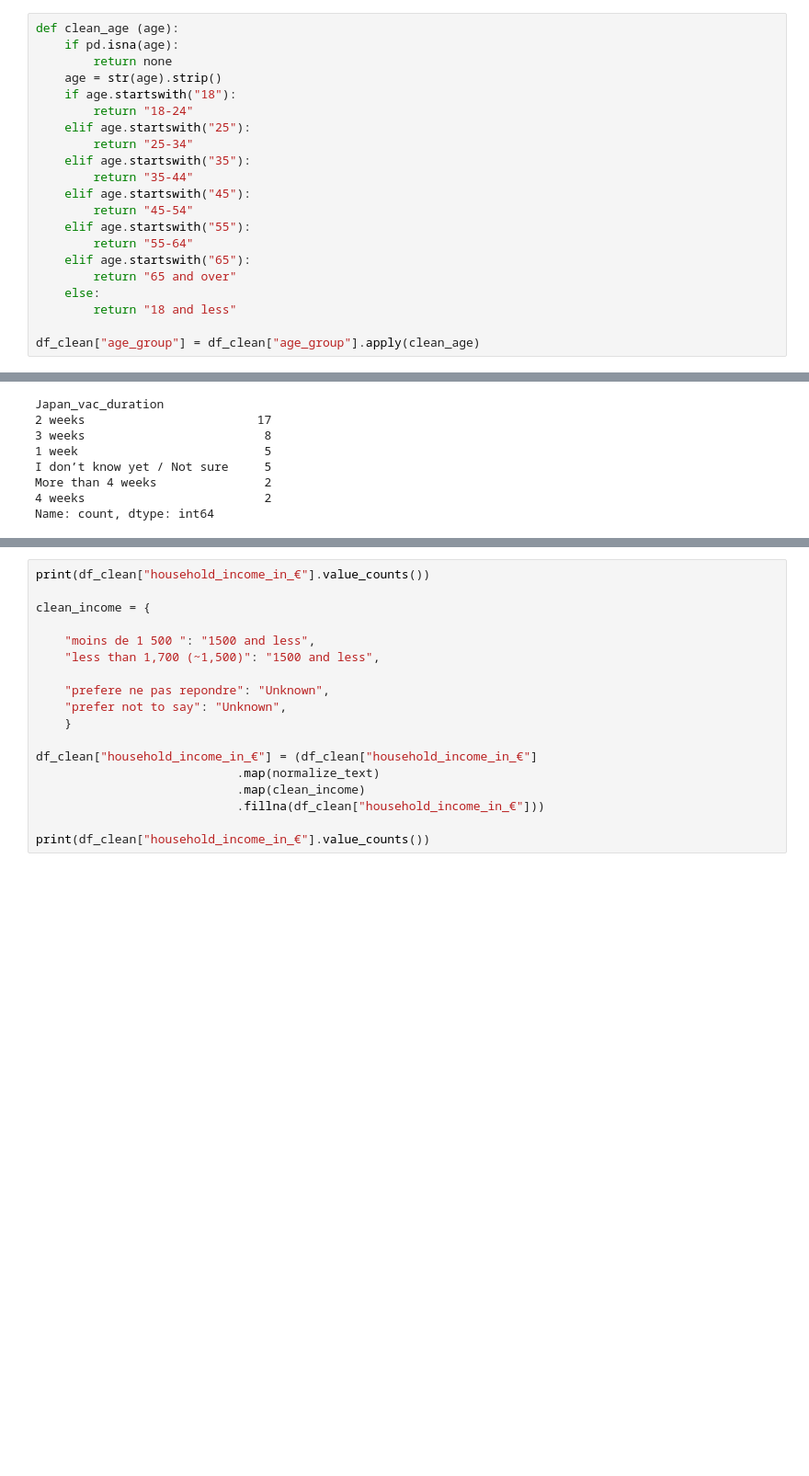
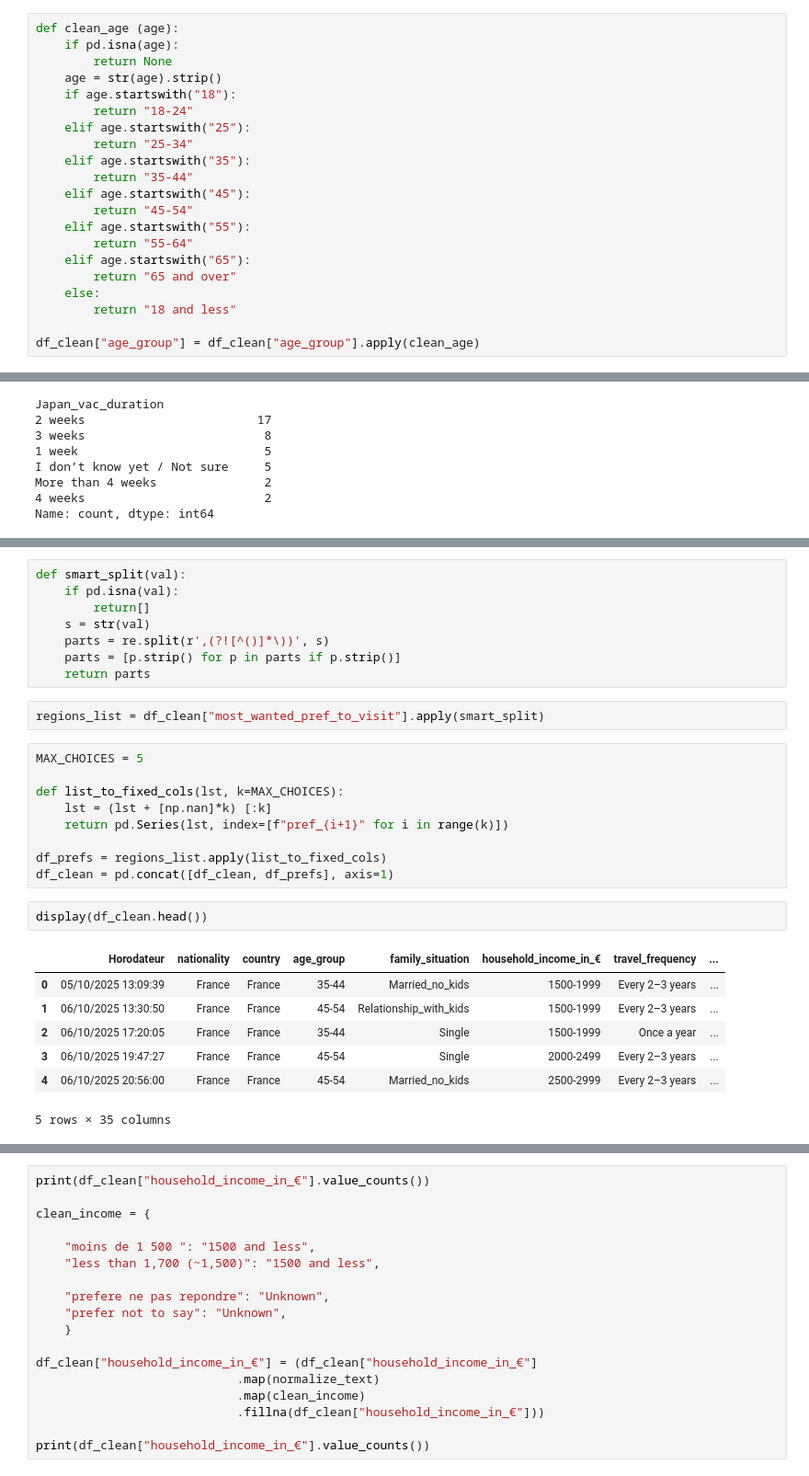
Before and after one commit to JBaptisteAll/Japan_tourism_analysis, a Jupyter notebook: notebook.ipynb, the cells around one changed output, grey strips where cells are left out. Shown at 92% size. Saved outputs shown, nothing was run; the diff lists cells and outputs as text; blank space fills up the shorter version.

Commit message:
Cleaning and normalizing columns up to Japan_prefered_accomodation

```diff
--- a/notebook.ipynb
+++ b/notebook.ipynb
@@ -182,7 +183,7 @@ Name: count, dtype: int64
 # %%
 def clean_age (age):
     if pd.isna(age):
-        return none
+        return None
     age = str(age).strip()
     if age.startswith("18"):
         return "18-24"
@@ -460,6 +461,35 @@ Tokyo et sa région (Kanto), Kyoto / Osaka / Nara (Kansai), Hokkaido, Okinawa, C
 Tokyo et sa région (Kanto), Kyoto / Osaka / Nara (Kansai), Chūgoku (Hiroshima, Miyajima, Okayama, Matsue)                                                                                                ...
 Tokyo and its region (Kanto), Kyoto / Osaka / Nara (Kansai), I don’t have a clear idea yet / I need to think or find out more                                                                            ...
 Name: count, dtype: int64
+# %%
+def smart_split(val):
+    if pd.isna(val):
+        return[]
+    s = str(val)
+    parts = re.split(r',(?![^()]*\))', s)
+    parts = [p.strip() for p in parts if p.strip()]
+    return parts
+# %%
+regions_list = df_clean["most_wanted_pref_to_visit"].apply(smart_split)
+# %%
+MAX_CHOICES = 5
+
+def list_to_fixed_cols(lst, k=MAX_CHOICES):
+    lst = (lst + [np.nan]*k) [:k]
+    return pd.Series(lst, index=[f"pref_{i+1}" for i in range(k)])
+
+df_prefs = regions_list.apply(list_to_fixed_cols)
+df_clean = pd.concat([df_clean, df_prefs], axis=1)
+# %%
+display(df_clean.head())
+# %% [output]
+|  | Horodateur | nationality | country | age_group | family_situation | household_income_in_€ | travel_frequency | ... |
+| 0 | 05/10/2025 13:09:39 | France | France | 35-44 | Married_no_kids | 1500-1999 | Every 2–3 years | ... |
+| 1 | 06/10/2025 13:30:50 | France | France | 45-54 | Relationship_with_kids | 1500-1999 | Every 2–3 years | ... |
+| 2 | 06/10/2025 17:20:05 | France | France | 35-44 | Single | 1500-1999 | Once a year | ... |
+| 3 | 06/10/2025 19:47:27 | France | France | 45-54 | Single | 2000-2499 | Every 2–3 years | ... |
+| 4 | 06/10/2025 20:56:00 | France | France | 45-54 | Married_no_kids | 2500-2999 | Every 2–3 years | ... |
+5 rows × 35 columns
 # %%
 clean_most_wanted_pref_to_visit = {
 
```
Also changed, not shown: parts of 15 cells of this notebook.
